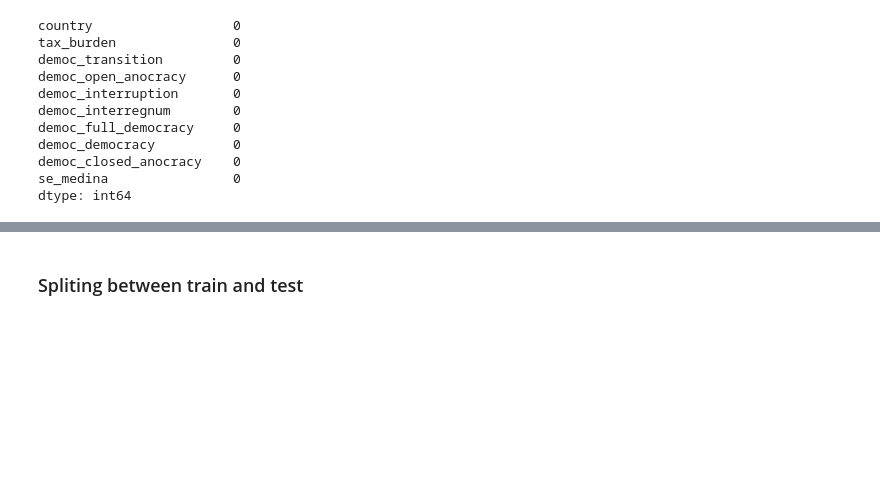
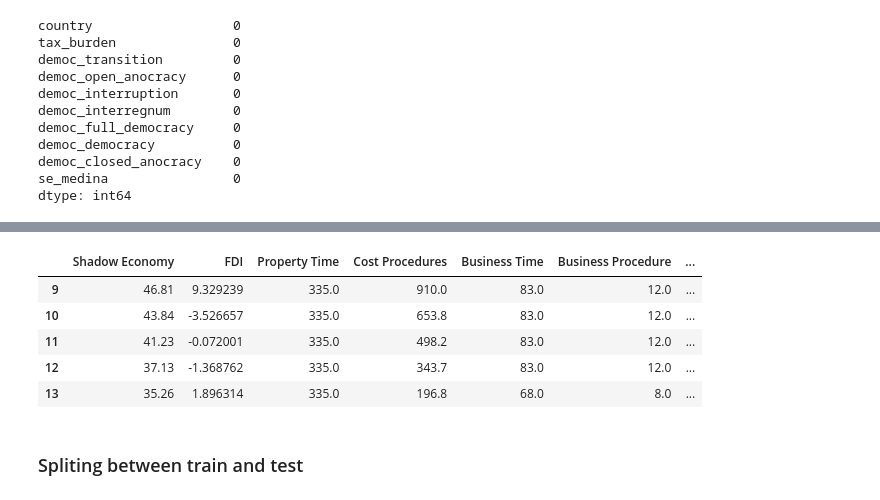
Before and after one commit to joaosilvafelix19/pred_se_ml, a Jupyter notebook: regressions_MAPE.ipynb, the cells around one changed output, grey strips where cells are left out. Drawn from its saved outputs; the diff is of its cells as text; code cells hidden in the pictures; blank space fills up the shorter version.

```diff
--- a/regressions_MAPE.ipynb
+++ b/regressions_MAPE.ipynb
@@ -184,6 +202,15 @@ new_order = ['Shadow Economy', 'FDI', 'Property Time', 'Cost Procedures', 'Busin
                'Dem. Interruption', 'Open Anocracy', 'Dem. Transition', 'Log. GDP Per Capita']
 
 df = df.reindex(columns=new_order)
+# %%
+df.head()
+# %% [output]
+|  | Shadow Economy | FDI | Property Time | Cost Procedures | Business Time | Business Procedure | ... |
+| 9 | 46.81 | 9.329239 | 335.0 | 910.0 | 83.0 | 12.0 | ... |
+| 10 | 43.84 | -3.526657 | 335.0 | 653.8 | 83.0 | 12.0 | ... |
+| 11 | 41.23 | -0.072001 | 335.0 | 498.2 | 83.0 | 12.0 | ... |
+| 12 | 37.13 | -1.368762 | 335.0 | 343.7 | 83.0 | 12.0 | ... |
+| 13 | 35.26 | 1.896314 | 335.0 | 196.8 | 68.0 | 8.0 | ... |
 # %%
 # Exporting
 df.to_excel('df.xlsx', index=False)
```
Also changed, not shown: parts of 2 cells of this notebook, 1 other file.
